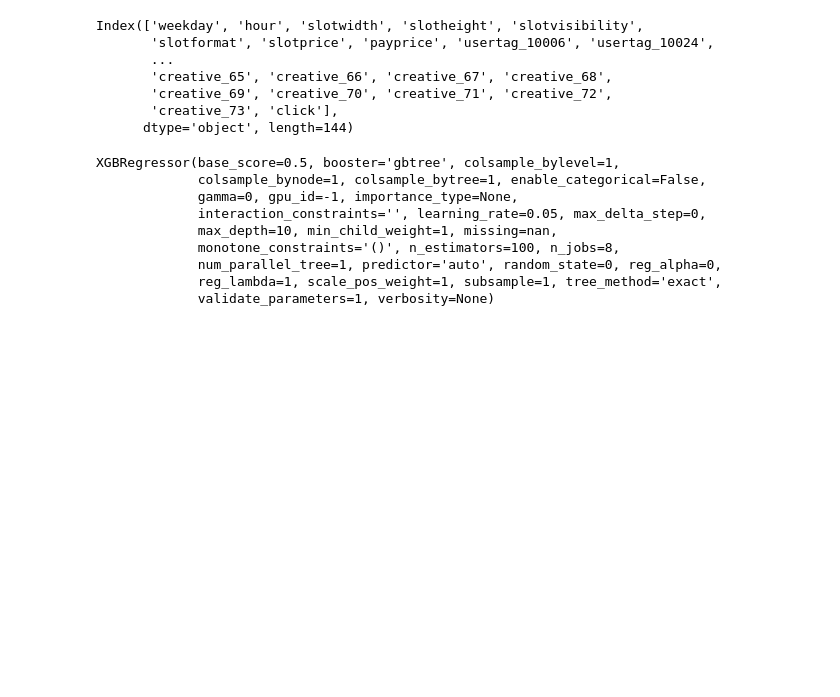
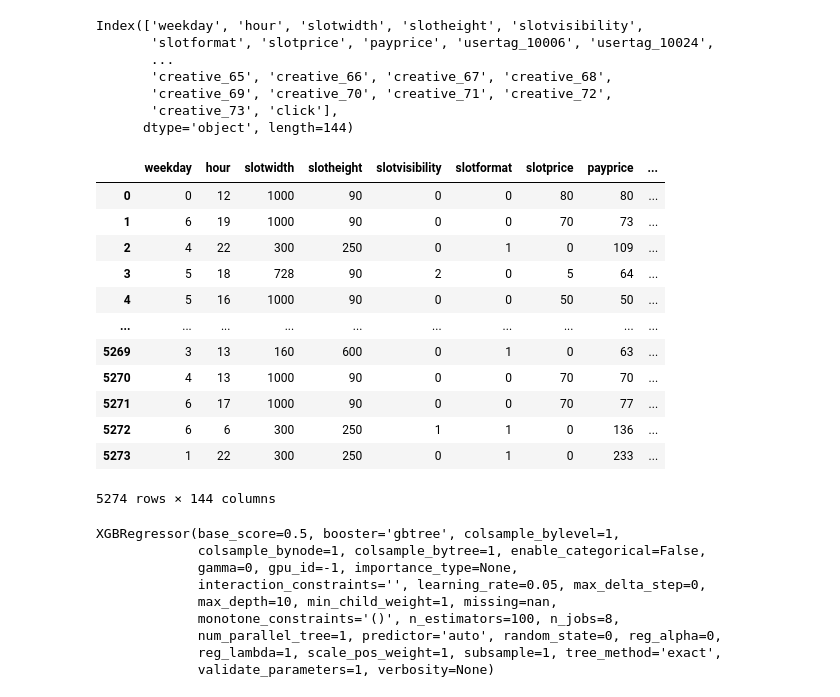
Before and after one commit to buseskorkmaz/ARTEO, a Jupyter notebook: advertisement-case-study/bid-opt.ipynb, the cells around one changed output. Saved outputs shown, nothing was run; the diff lists cells and outputs as text; code cells hidden in the pictures; blank space fills up the shorter version.

```diff
--- a/advertisement-case-study/bid-opt.ipynb
+++ b/advertisement-case-study/bid-opt.ipynb
@@ -370,6 +396,22 @@ Index(['weekday', 'hour', 'slotwidth', 'slotheight', 'slotvisibility',
        'creative_69', 'creative_70', 'creative_71', 'creative_72',
        'creative_73', 'click'],
       dtype='object', length=144)
+# %%
+final_df
+# %% [output]
+|  | weekday | hour | slotwidth | slotheight | slotvisibility | slotformat | slotprice | payprice | ... |
+| 0 | 0 | 12 | 1000 | 90 | 0 | 0 | 80 | 80 | ... |
+| 1 | 6 | 19 | 1000 | 90 | 0 | 0 | 70 | 73 | ... |
+| 2 | 4 | 22 | 300 | 250 | 0 | 1 | 0 | 109 | ... |
+| 3 | 5 | 18 | 728 | 90 | 2 | 0 | 5 | 64 | ... |
+| 4 | 5 | 16 | 1000 | 90 | 0 | 0 | 50 | 50 | ... |
+| ... | ... | ... | ... | ... | ... | ... | ... | ... | ... |
+| 5269 | 3 | 13 | 160 | 600 | 0 | 1 | 0 | 63 | ... |
+| 5270 | 4 | 13 | 1000 | 90 | 0 | 0 | 70 | 70 | ... |
+| 5271 | 6 | 17 | 1000 | 90 | 0 | 0 | 70 | 77 | ... |
+| 5272 | 6 | 6 | 300 | 250 | 1 | 1 | 0 | 136 | ... |
+| 5273 | 1 | 22 | 300 | 250 | 0 | 1 | 0 | 233 | ... |
+5274 rows × 144 columns
 # %%
 from xgboost.sklearn import XGBRegressor
 # payprice prediction
```
Also changed, not shown: parts of 17 cells of this notebook.
